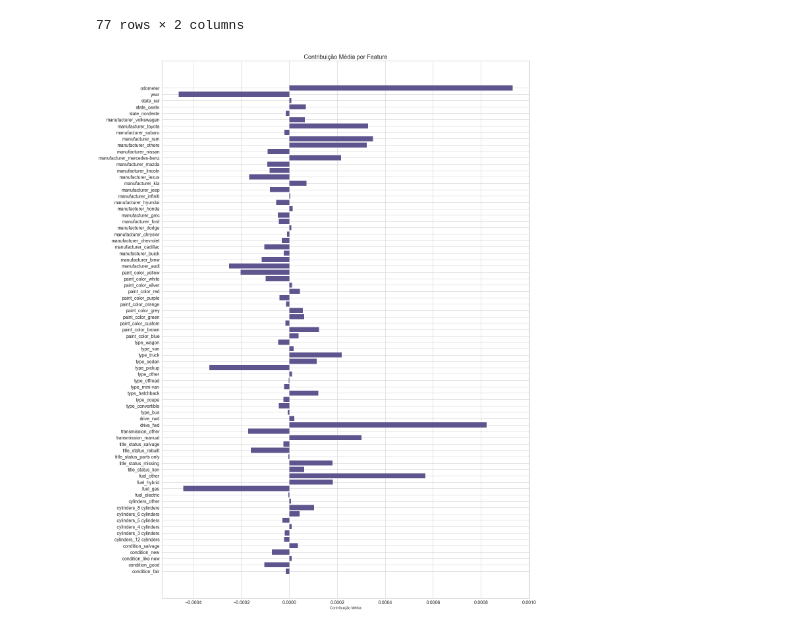
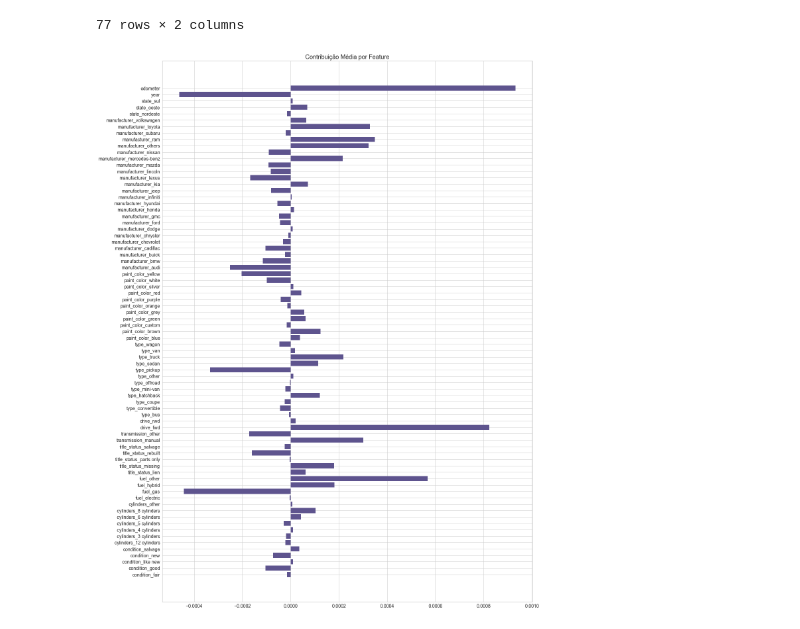
Before and after one commit to biancaportela/vendas_carros, a Jupyter notebook: analise_preditiva.ipynb, the cells around one changed output. Cells and saved outputs as stored; diff of their text form; code cells hidden in the pictures.

```diff
--- a/analise_preditiva.ipynb
+++ b/analise_preditiva.ipynb
@@ -865,11 +861,10 @@ mean_countribution.sort_values(by='Contribuição média', ascending=False)
 # %%
 fig, ax = plt.subplots(figsize=(20, 30))
 ax.barh(mean_countribution['Feature'], mean_countribution['Contribuição média'], color='#5e548e')
-ax.set_xlabel('Contribuição Média')
 ax.set_title('Contribuição Média por Feature', fontsize=18)
 ax.tick_params(axis='y', labelsize=14)
 ax.tick_params(axis='x', labelsize=14)
 
 plt.show()
 # %% [output]
-[figure, old version]
+[figure, new version]
```
Also changed, not shown: parts of 2 cells of this notebook.
